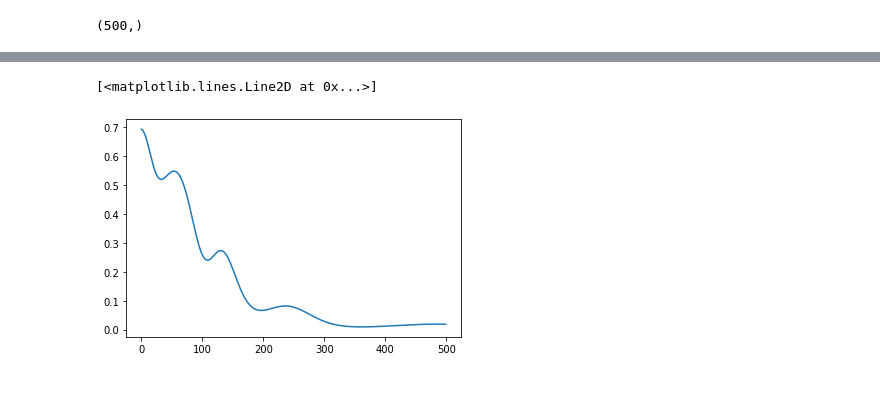
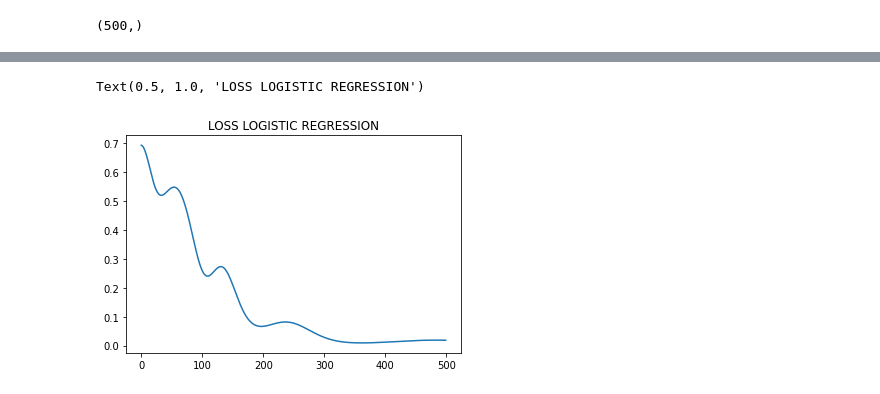
Before and after one commit to sethhardik/SHALA2020, a Jupyter notebook: Assignment_ML_4.ipynb, the cells around one changed output, grey strips where cells are left out. Drawn from its saved outputs; the diff is of its cells as text; code cells hidden in the pictures.

```diff
--- a/Assignment_ML_4.ipynb
+++ b/Assignment_ML_4.ipynb
@@ -211,5 +222,6 @@ print(loss.shape)
 # %%
 plt.plot(loss)
+plt.title("LOSS LOGISTIC REGRESSION")
 # %% [output]
-[<matplotlib.lines.Line2D at 0x...>]
+Text(0.5, 1.0, 'LOSS LOGISTIC REGRESSION')
-[figure, old version]
+[figure, new version]
```
Also changed, not shown: parts of 3 cells of this notebook.
